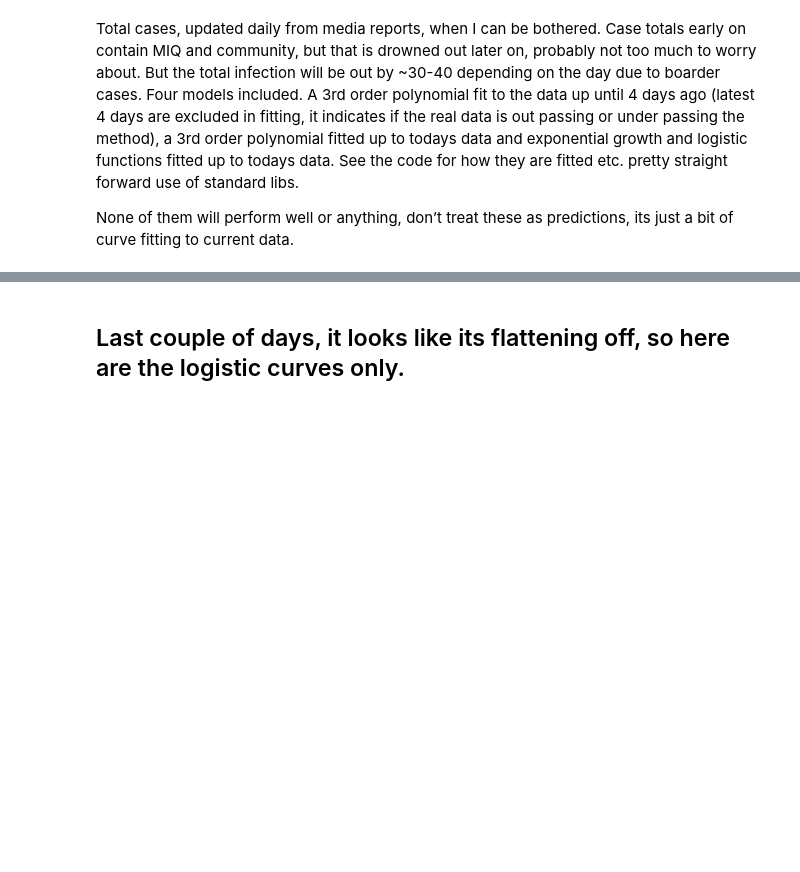
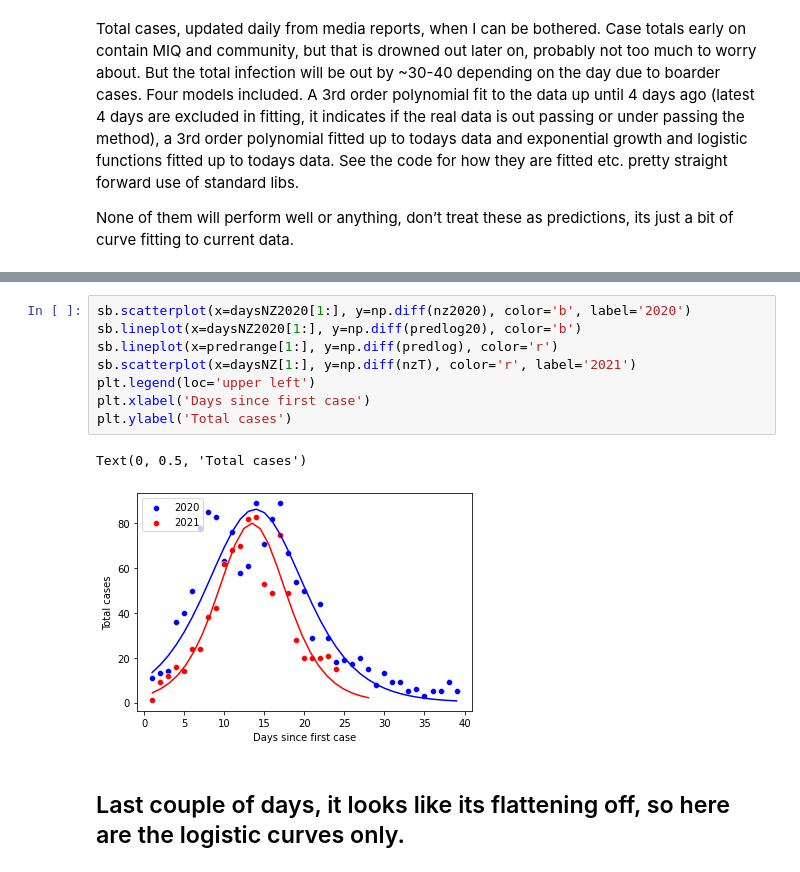
Before and after one commit to westernsci/NZ-covid-outbreak-curve-fitting, a Jupyter notebook: covidCurveFitting.ipynb, the cells around one changed output, grey strips where cells are left out. Drawn from its saved outputs; the diff is of its cells as text; blank space fills up the shorter version.

```diff
--- a/covidCurveFitting.ipynb
+++ b/covidCurveFitting.ipynb
@@ -40,3 +62,14 @@ pred = mod[3]+ predrange*mod[2] + mod[1]*predrange**2 + mod[0]*predrange**3
+# %%
+sb.scatterplot(x=daysNZ2020[1:], y=np.diff(nz2020), color='b', label='2020')
+sb.lineplot(x=daysNZ2020[1:], y=np.diff(predlog20), color='b')
+sb.lineplot(x=predrange[1:], y=np.diff(predlog), color='r')
+sb.scatterplot(x=daysNZ[1:], y=np.diff(nzT), color='r', label='2021')
+plt.legend(loc='upper left')
+plt.xlabel('Days since first case')
+plt.ylabel('Total cases')
+# %% [output]
+Text(0, 0.5, 'Total cases')
+[figure, added]
 # %% [markdown]
 ## Last couple of days, it looks like its flattening off, so here are the logistic curves only.
 # %%
```
Also changed, not shown: parts of 3 cells of this notebook.
